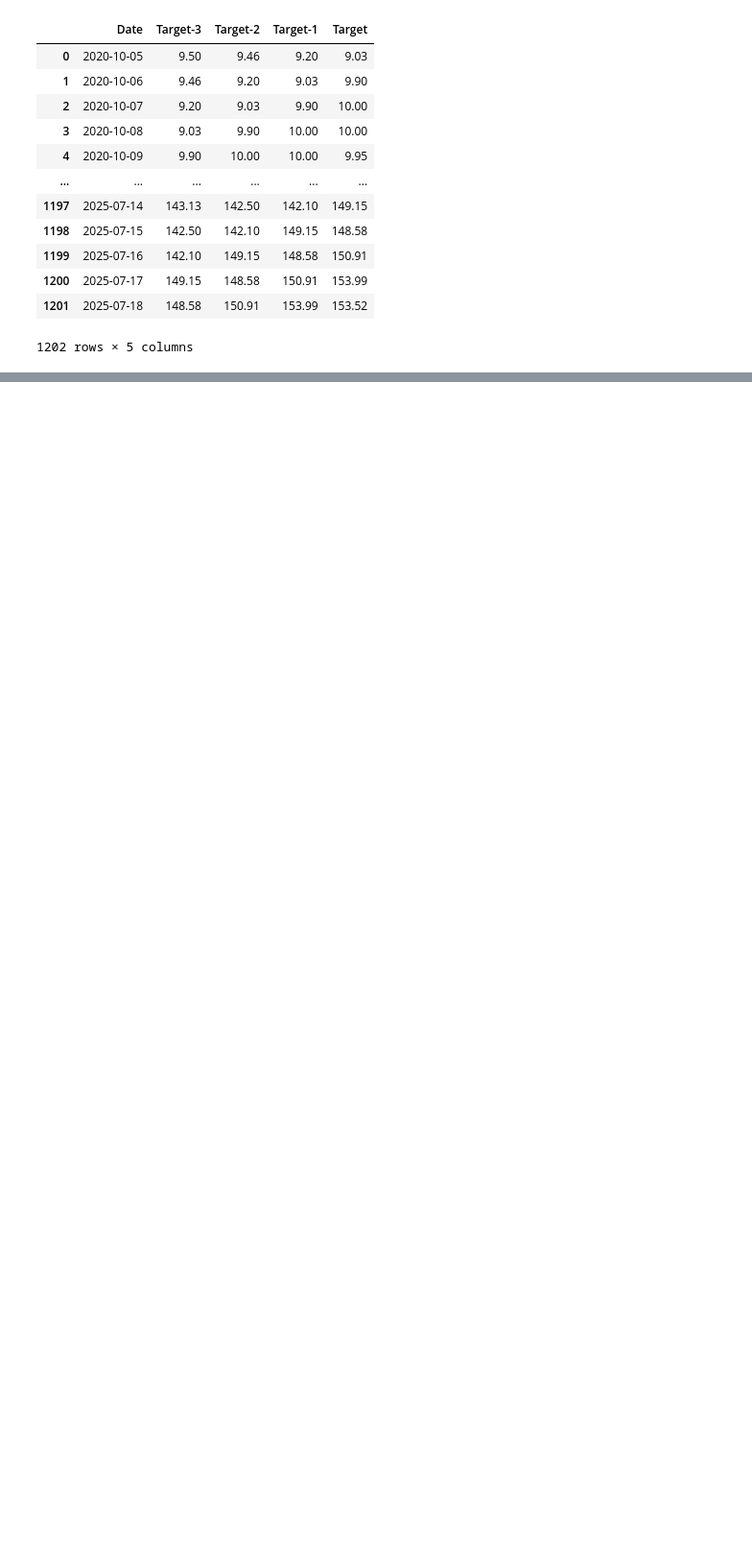
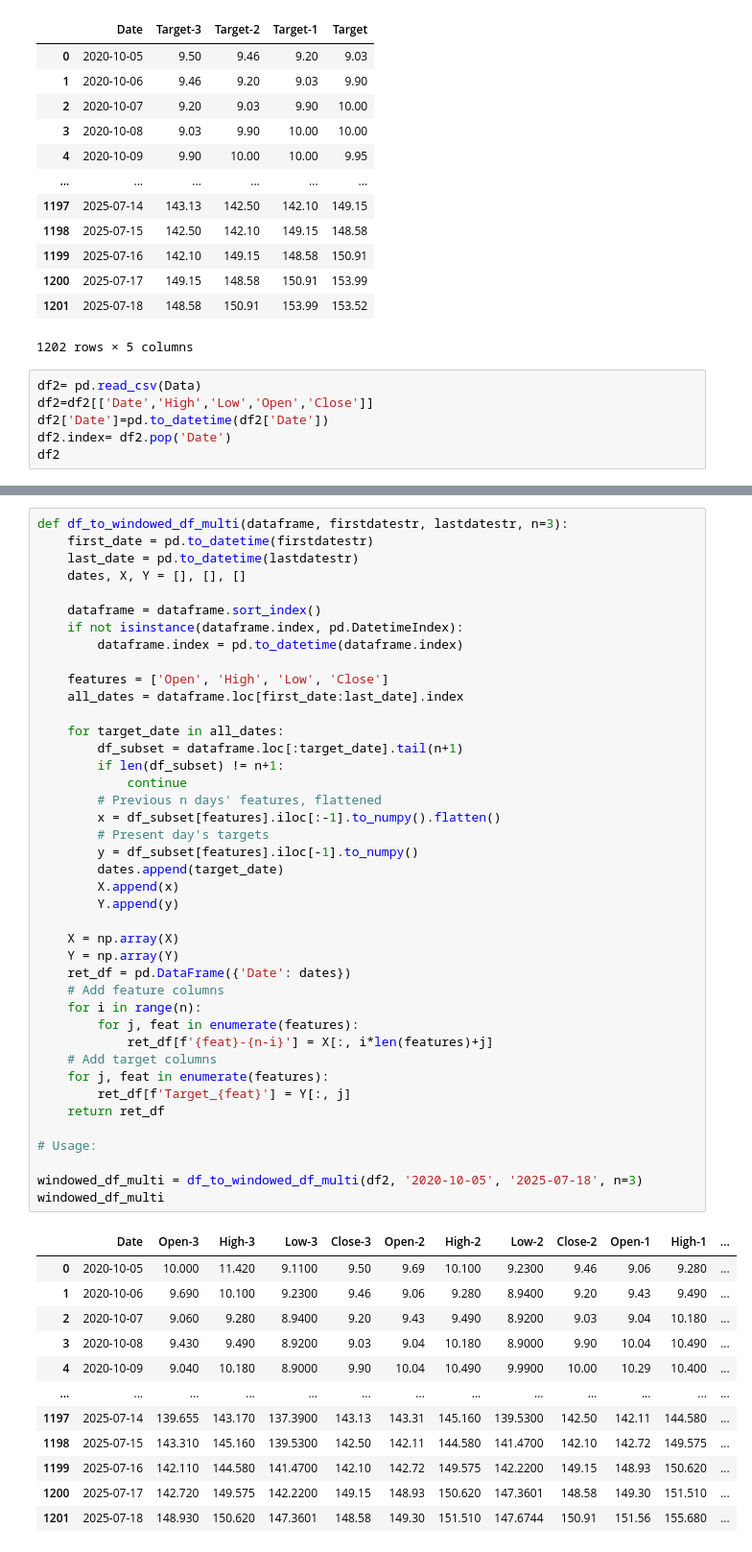
Before and after one commit to chinmay231/Stock-Prediction, a Jupyter notebook: Data_Polish/DataPolish.ipynb, the cells around one changed output, grey strips where cells are left out. Shown: that part at 96% size. Drawn from its saved outputs; the diff is of its cells as text; blank space fills up the shorter version.

Commit message:
Multi-feature Addition

```diff
--- a/Data_Polish/DataPolish.ipynb
+++ b/Data_Polish/DataPolish.ipynb
@@ -162,3 +161,9 @@ windowed_df
 | 1200 | 2025-07-17 | 149.15 | 148.58 | 150.91 | 153.99 |
 | 1201 | 2025-07-18 | 148.58 | 150.91 | 153.99 | 153.52 |
 1202 rows × 5 columns
+# %%
+df2= pd.read_csv(Data)
+df2=df2[['Date','High','Low','Open','Close']]
+df2['Date']=pd.to_datetime(df2['Date'])
+df2.index= df2.pop('Date')
+df2
@@ -164,0 +185,54 @@ windowed_df
+# %%
+def df_to_windowed_df_multi(dataframe, firstdatestr, lastdatestr, n=3):
+    first_date = pd.to_datetime(firstdatestr)
+    last_date = pd.to_datetime(lastdatestr)
+    dates, X, Y = [], [], []
+
+    dataframe = dataframe.sort_index()
+    if not isinstance(dataframe.index, pd.DatetimeIndex):
+        dataframe.index = pd.to_datetime(dataframe.index)
+
+    features = ['Open', 'High', 'Low', 'Close']
+    all_dates = dataframe.loc[first_date:last_date].index
+
+    for target_date in all_dates:
+        df_subset = dataframe.loc[:target_date].tail(n+1)
+        if len(df_subset) != n+1:
+            continue
+        # Previous n days' features, flattened
+        x = df_subset[features].iloc[:-1].to_numpy().flatten()
+        # Present day's targets
+        y = df_subset[features].iloc[-1].to_numpy()
+        dates.append(target_date)
+        X.append(x)
+        Y.append(y)
+
+    X = np.array(X)
+    Y = np.array(Y)
+    ret_df = pd.DataFrame({'Date': dates})
+    # Add feature columns
+    for i in range(n):
+        for j, feat in enumerate(features):
+            ret_df[f'{feat}-{n-i}'] = X[:, i*len(features)+j]
+    # Add target columns
+    for j, feat in enumerate(features):
+        ret_df[f'Target_{feat}'] = Y[:, j]
+    return ret_df
+
+# Usage:
+
+windowed_df_multi = df_to_windowed_df_multi(df2, '2020-10-05', '2025-07-18', n=3)
+windowed_df_multi
+# %% [output]
+|  | Date | Open-3 | High-3 | Low-3 | Close-3 | Open-2 | High-2 | Low-2 | Close-2 | Open-1 | High-1 | ... |
+| 0 | 2020-10-05 | 10.000 | 11.420 | 9.1100 | 9.50 | 9.69 | 10.100 | 9.2300 | 9.46 | 9.06 | 9.280 | ... |
+| 1 | 2020-10-06 | 9.690 | 10.100 | 9.2300 | 9.46 | 9.06 | 9.280 | 8.9400 | 9.20 | 9.43 | 9.490 | ... |
+| 2 | 2020-10-07 | 9.060 | 9.280 | 8.9400 | 9.20 | 9.43 | 9.490 | 8.9200 | 9.03 | 9.04 | 10.180 | ... |
+| 3 | 2020-10-08 | 9.430 | 9.490 | 8.9200 | 9.03 | 9.04 | 10.180 | 8.9000 | 9.90 | 10.04 | 10.490 | ... |
+| 4 | 2020-10-09 | 9.040 | 10.180 | 8.9000 | 9.90 | 10.04 | 10.490 | 9.9900 | 10.00 | 10.29 | 10.400 | ... |
+| ... | ... | ... | ... | ... | ... | ... | ... | ... | ... | ... | ... | ... |
+| 1197 | 2025-07-14 | 139.655 | 143.170 | 137.3900 | 143.13 | 143.31 | 145.160 | 139.5300 | 142.50 | 142.11 | 144.580 | ... |
+| 1198 | 2025-07-15 | 143.310 | 145.160 | 139.5300 | 142.50 | 142.11 | 144.580 | 141.4700 | 142.10 | 142.72 | 149.575 | ... |
+| 1199 | 2025-07-16 | 142.110 | 144.580 | 141.4700 | 142.10 | 142.72 | 149.575 | 142.2200 | 149.15 | 148.93 | 150.620 | ... |
+| 1200 | 2025-07-17 | 142.720 | 149.575 | 142.2200 | 149.15 | 148.93 | 150.620 | 147.3601 | 148.58 | 149.30 | 151.510 | ... |
+| 1201 | 2025-07-18 | 148.930 | 150.620 | 147.3601 | 148.58 | 149.30 | 151.510 | 147.6744 | 150.91 | 151.56 | 155.680 | ... |
```
Also changed, not shown: parts of 3 cells of this notebook.
